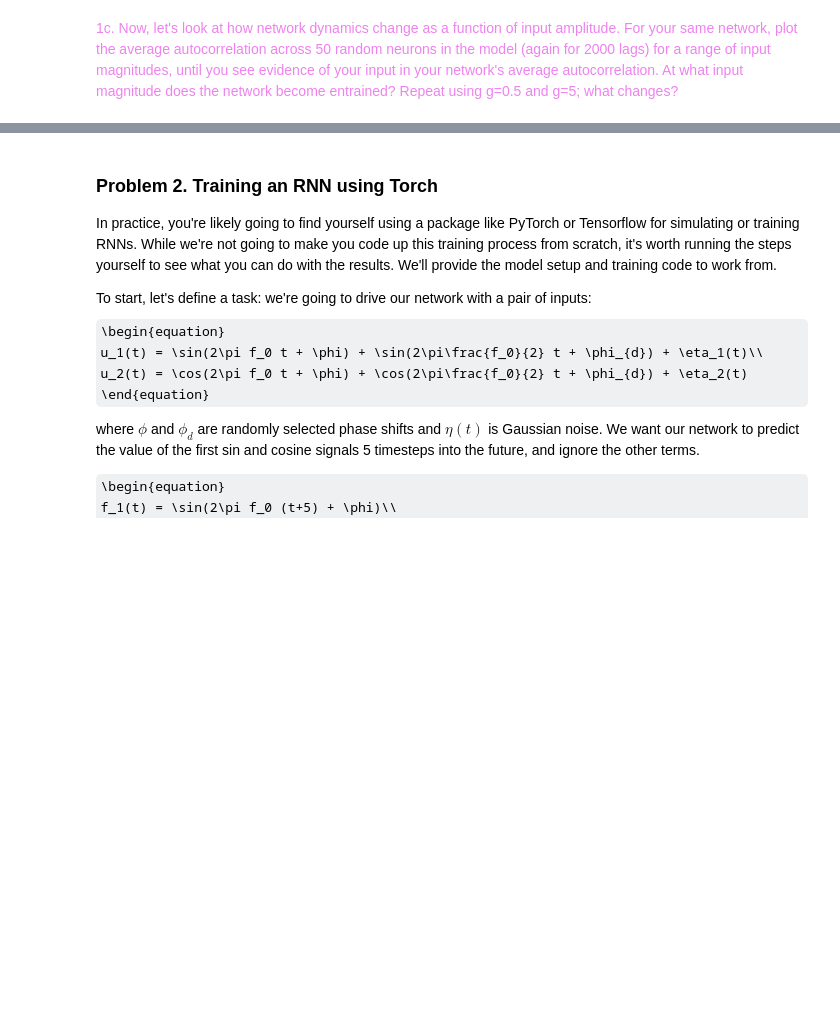
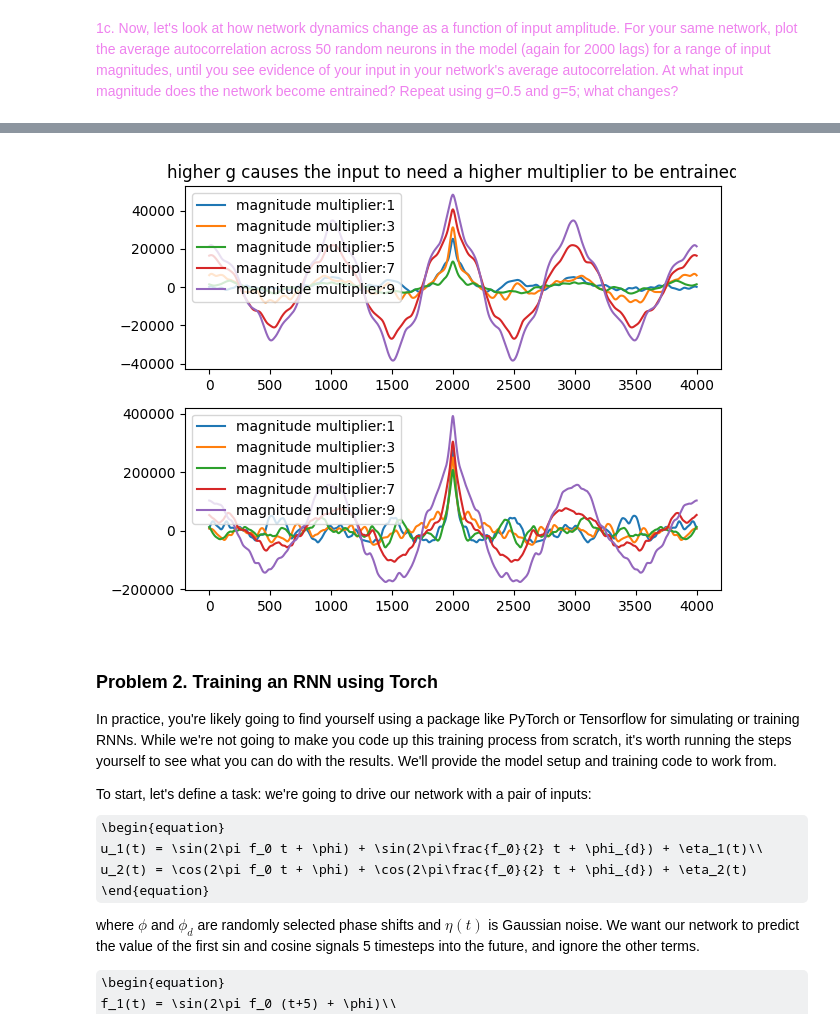
Before and after one commit to dbasrai/nuin443, a Jupyter notebook: problemSets/ps12_RNN_models-diya.ipynb, the cells around one changed output, grey strips where cells are left out. Cells and saved outputs as stored; diff of their text form; code cells hidden in the pictures; some formulas as TeX source; blank space fills up the shorter version.

```diff
--- a/problemSets/ps12_RNN_models-diya.ipynb
+++ b/problemSets/ps12_RNN_models-diya.ipynb
@@ -88,3 +123,52 @@ ax.plot(r_store[:, random_5])
+# %%
+random_5 = np.random.choice(1000, 50)
+rsi_list = []
+magnitudes = np.arange(1,10,2)
+params_smallg = {'N': 1000,      # number of neurons in the network
+          'tau': 10,      # "membrane" time constant
+          'dt': 1,        # simulation timestep
+          'g': .5,         # gain on recurrent weights
+          'n_inputs': 2,  # number of input channels
+          'w': 0.1}       # variance of input weights
+for m in magnitudes:
+    u=np.empty((2,5000))
+    t = np.arange(5000)
+    u[0,:] = m * np.sin(2*np.pi*t*.001)
+    u[1,:] = m * np.cos(2*np.pi*t*.001)
+    r_store_input= simulate_RNN(params_smallg, u)
+    rsi_5 = r_store_input[1000:, random_5]
+    rsi_auto = np.mean(correlate(rsi_5, rsi_5, mode='full'), axis=1)
+    rsi_list.append(rsi_auto)
+
+fig, ax= plt.subplots(nrows=2)
+for idx, rsi in enumerate(rsi_list):
+    ax[0].plot(rsi[2000:6000], label=f'magnitude multiplier:{magnitudes[idx]}')
+ax[0].legend()
+rsi_list = []
+params_largeg = {'N': 1000,      # number of neurons in the network
+          'tau': 10,      # "membrane" time constant
+          'dt': 1,        # simulation timestep
+          'g': 5,         # gain on recurrent weights
+          'n_inputs': 2,  # number of input channels
+          'w': 0.1}       # variance of input weights
+for m in magnitudes:
+    u=np.empty((2,5000))
+    t = np.arange(5000)
+    u[0,:] = m * np.sin(2*np.pi*t*.001)
+    u[1,:] = m * np.cos(2*np.pi*t*.001)
+    r_store_input= simulate_RNN(params_largeg, u)
+    rsi_5 = r_store_input[1000:, random_5]
+    rsi_auto = np.mean(correlate(rsi_5, rsi_5, mode='full'), axis=1)
+    rsi_list.append(rsi_auto)
+
+for idx, rsi in enumerate(rsi_list):
+    ax[1].plot(rsi[2000:6000], label=f'magnitude multiplier:{magnitudes[idx]}')
+ax[1].legend()
+
+ax[0].set_title('higher g causes the input to need a higher multiplier to be entrained')
+fig.tight_layout()
+# %% [output]
+[figure, added]
 # %% [markdown]
 ### Problem 2. Training an RNN using Torch
 
```
Also changed, not shown: parts of 13 cells of this notebook.
